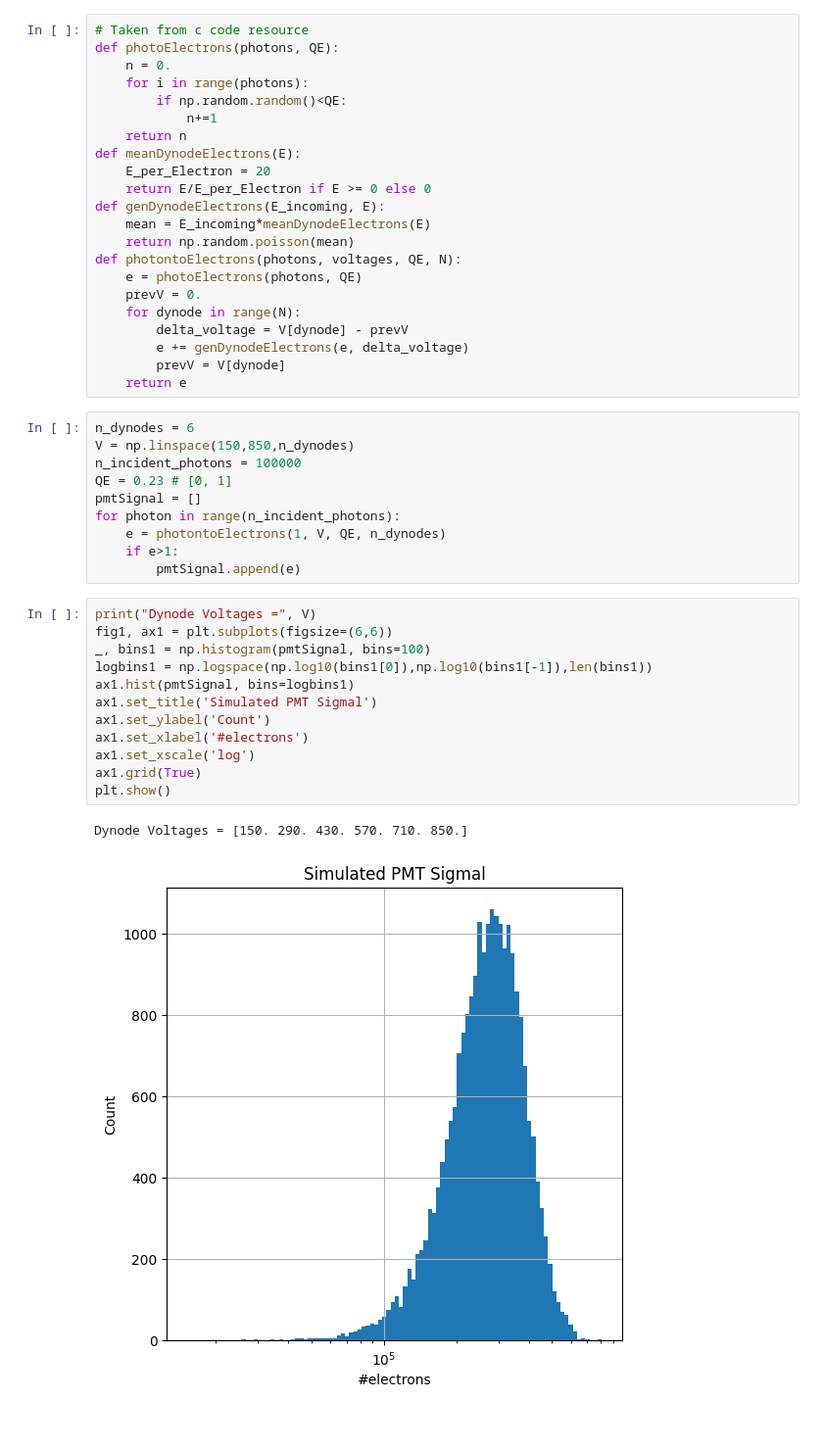
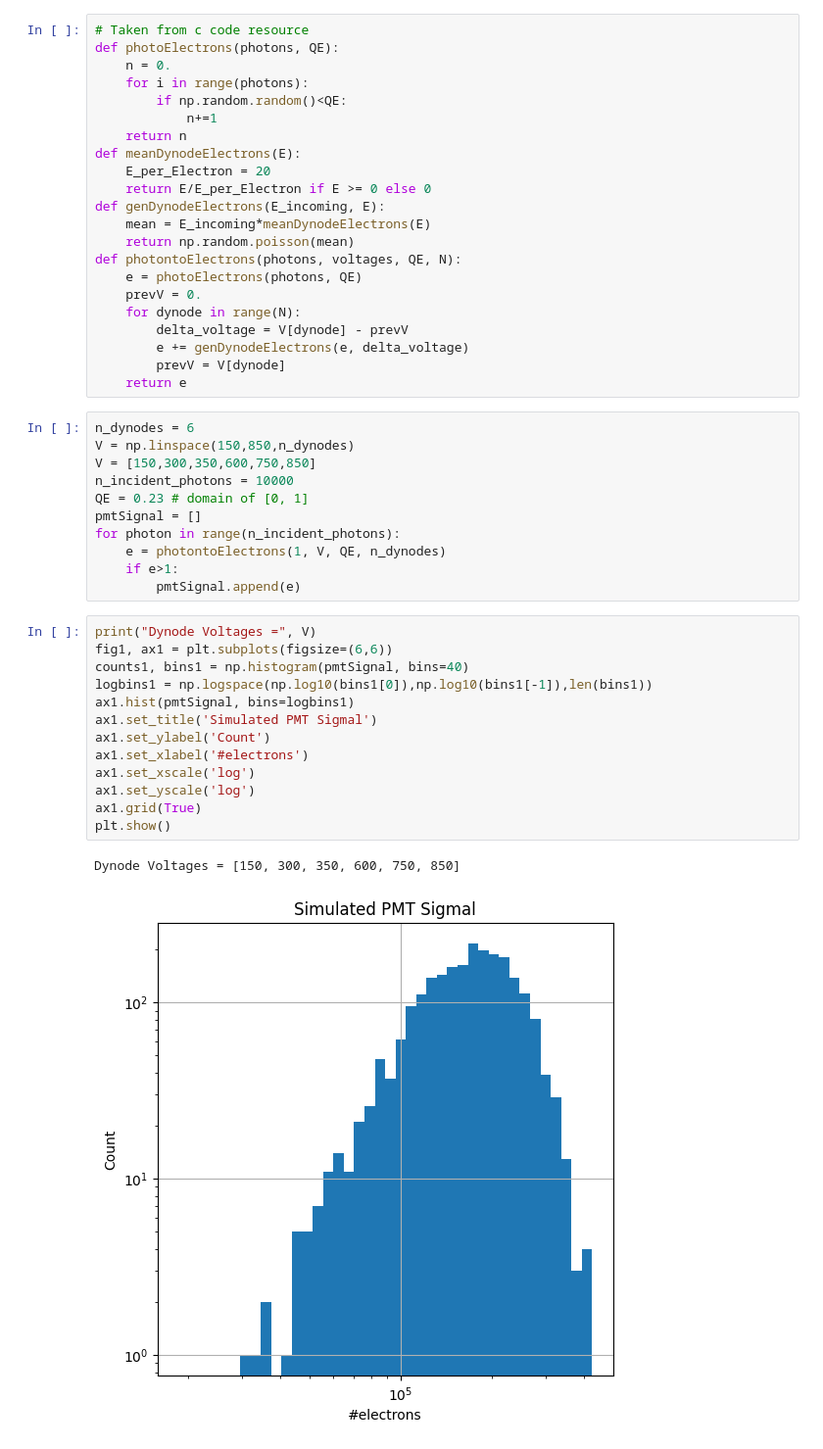
Before and after one commit to llbranch/Monte-Python, a Jupyter notebook: Monte Carlo AESOP-Lite.ipynb, the cells around one changed output. Shown: that part at 98% size. Drawn from its saved outputs; the diff is of its cells as text.

Commit message:
PMT graph

```diff
--- a/Monte Carlo AESOP-Lite.ipynb
+++ b/Monte Carlo AESOP-Lite.ipynb
@@ -161,28 +161,30 @@ def photontoElectrons(photons, voltages, QE, N):
         e += genDynodeElectrons(e, delta_voltage)
         prevV = V[dynode]
     return e
-# %%
-n_dynodes = 6
-V = np.linspace(150,850,n_dynodes)
-n_incident_photons = 100000
-QE = 0.23 # [0, 1]
-pmtSignal = []
-for photon in range(n_incident_photons):
-    e = photontoElectrons(1, V, QE, n_dynodes)
-    if e>1:
-        pmtSignal.append(e)
-# %%
-print("Dynode Voltages =", V)
-fig1, ax1 = plt.subplots(figsize=(6,6))
-_, bins1 = np.histogram(pmtSignal, bins=100)
-logbins1 = np.logspace(np.log10(bins1[0]),np.log10(bins1[-1]),len(bins1))
-ax1.hist(pmtSignal, bins=logbins1)
-ax1.set_title('Simulated PMT Sigmal')
-ax1.set_ylabel('Count')
-ax1.set_xlabel('#electrons')
-ax1.set_xscale('log')
-ax1.grid(True)
-plt.show()
-# %% [output]
-Dynode Voltages = [150. 290. 430. 570. 710. 850.]
-[figure, removed]
+# %%
+n_dynodes = 6
+V = np.linspace(150,850,n_dynodes)
+V = [150,300,350,600,750,850]
+n_incident_photons = 10000
+QE = 0.23 # domain of [0, 1]
+pmtSignal = []
+for photon in range(n_incident_photons):
+    e = photontoElectrons(1, V, QE, n_dynodes)
+    if e>1:
+        pmtSignal.append(e)
+# %%
+print("Dynode Voltages =", V)
+fig1, ax1 = plt.subplots(figsize=(6,6))
+counts1, bins1 = np.histogram(pmtSignal, bins=40)
+logbins1 = np.logspace(np.log10(bins1[0]),np.log10(bins1[-1]),len(bins1))
+ax1.hist(pmtSignal, bins=logbins1)
+ax1.set_title('Simulated PMT Sigmal')
+ax1.set_ylabel('Count')
+ax1.set_xlabel('#electrons')
+ax1.set_xscale('log')
+ax1.set_yscale('log')
+ax1.grid(True)
+plt.show()
+# %% [output]
+Dynode Voltages = [150, 300, 350, 600, 750, 850]
+[figure, added]
```
Also changed, not shown: parts of 2 cells of this notebook.
